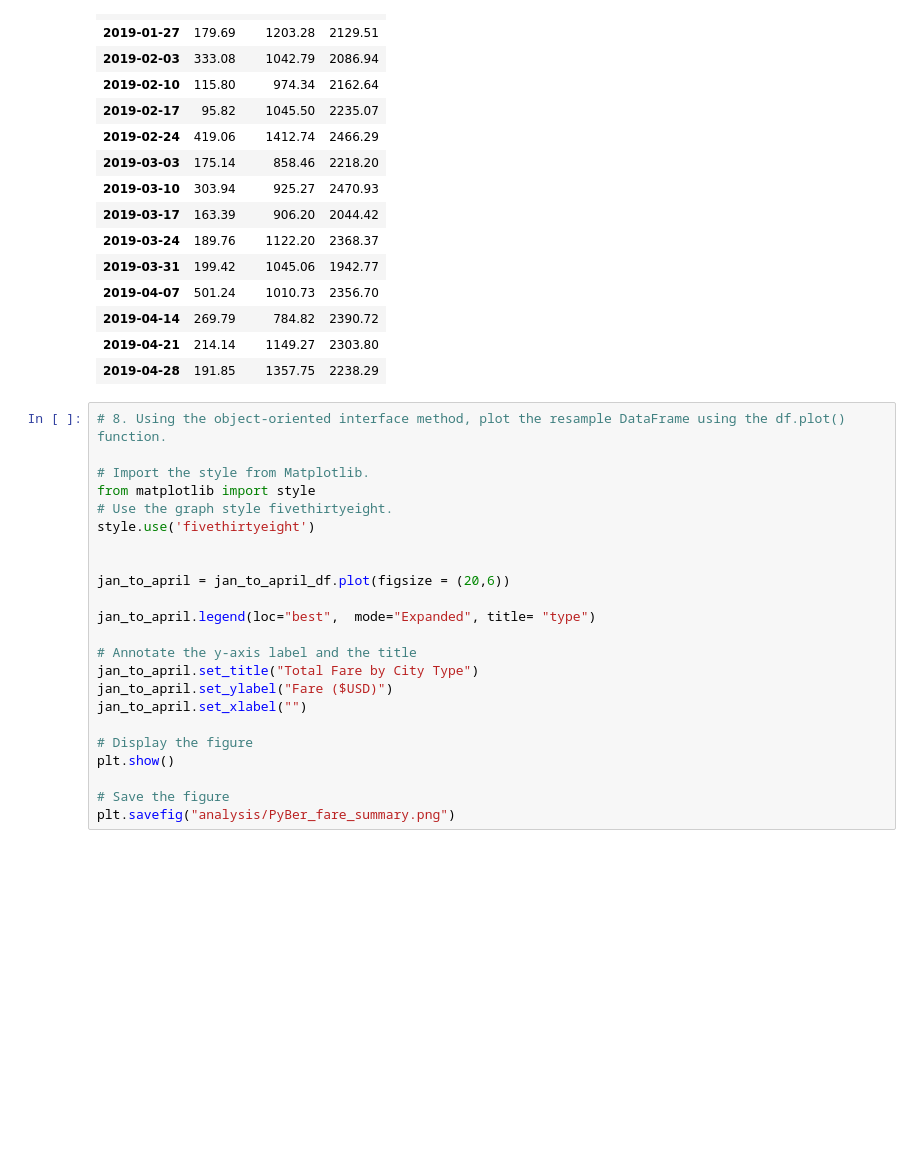
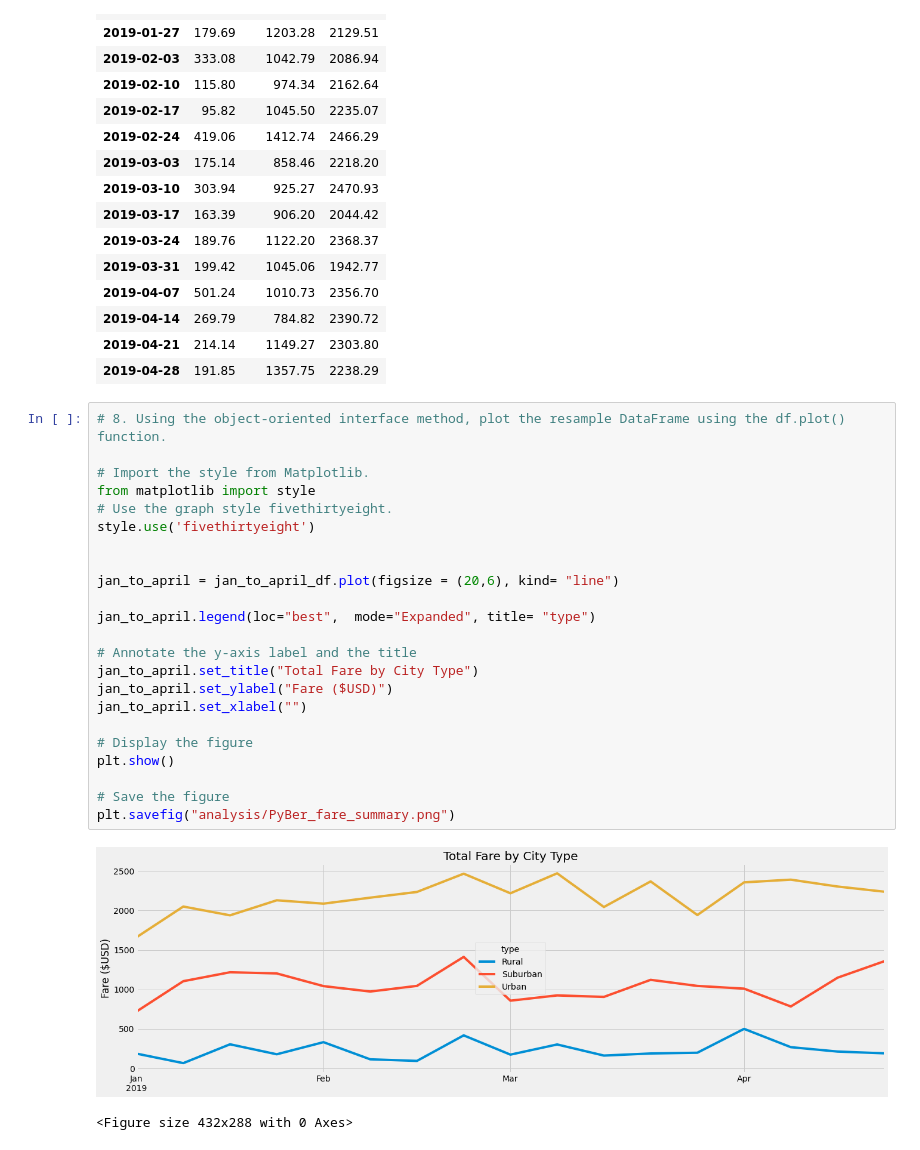
Before and after one commit to Jarviniazh/Module-5-Challenge-PyBer-Analysis, a Jupyter notebook: PyBer_Challenge.ipynb, the cells around one changed output. Cells and saved outputs as stored; diff of their text form; blank space fills up the shorter version.

Commit message:
adding figure display

```diff
--- a/PyBer_Challenge.ipynb
+++ b/PyBer_Challenge.ipynb
@@ -259,23 +259,26 @@ jan_to_april_df
 # %%
 # 8. Using the object-oriented interface method, plot the resample DataFrame using the df.plot() function.
 
 # Import the style from Matplotlib.
 from matplotlib import style
 # Use the graph style fivethirtyeight.
 style.use('fivethirtyeight')
 
 
-jan_to_april = jan_to_april_df.plot(figsize = (20,6))
+jan_to_april = jan_to_april_df.plot(figsize = (20,6), kind= "line")
 
 jan_to_april.legend(loc="best",  mode="Expanded", title= "type")
 
 # Annotate the y-axis label and the title
 jan_to_april.set_title("Total Fare by City Type")
 jan_to_april.set_ylabel("Fare ($USD)")
 jan_to_april.set_xlabel("")
 
 # Display the figure
 plt.show()
 
 # Save the figure
 plt.savefig("analysis/PyBer_fare_summary.png")
+# %% [output]
+[figure, added]
+<Figure size 432x288 with 0 Axes>
```
